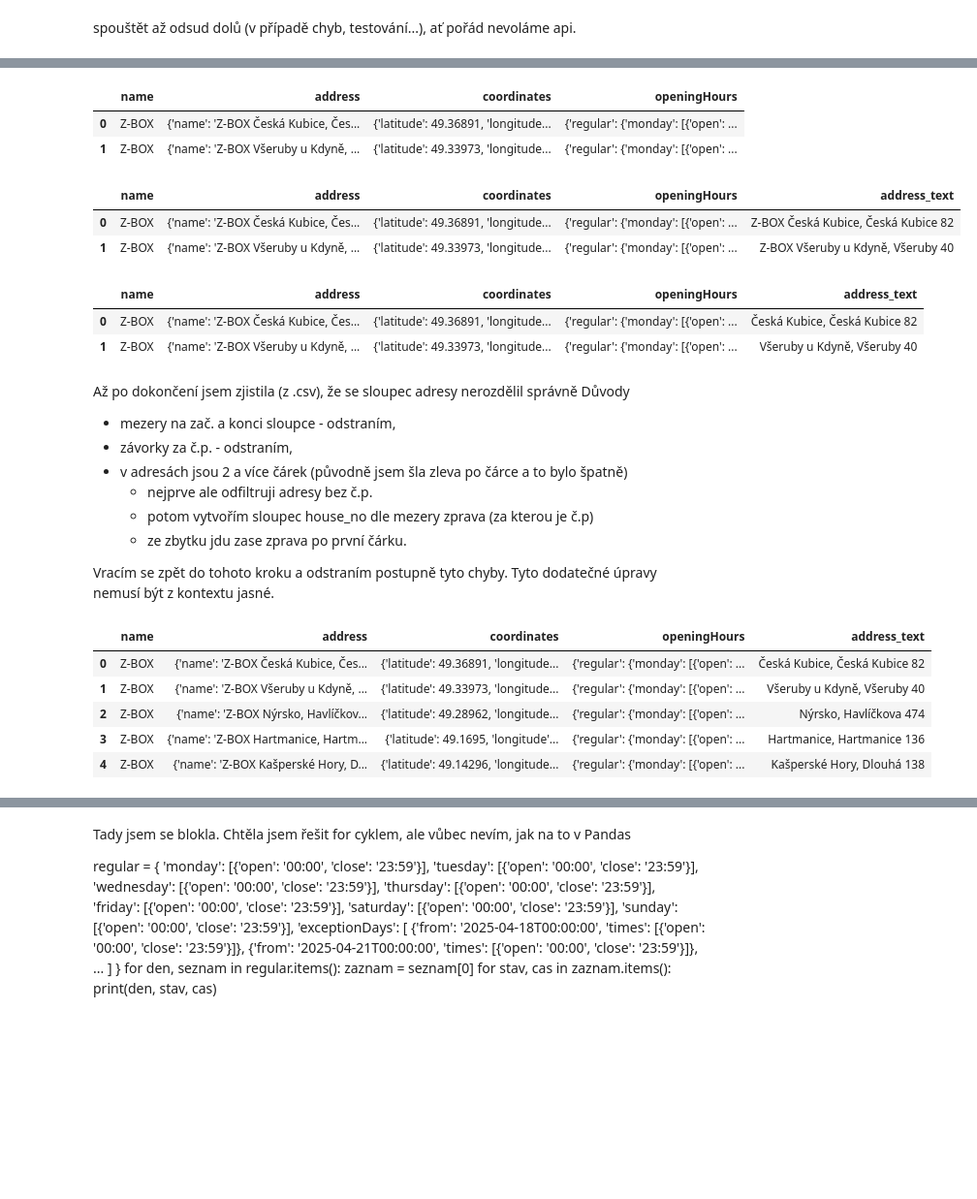
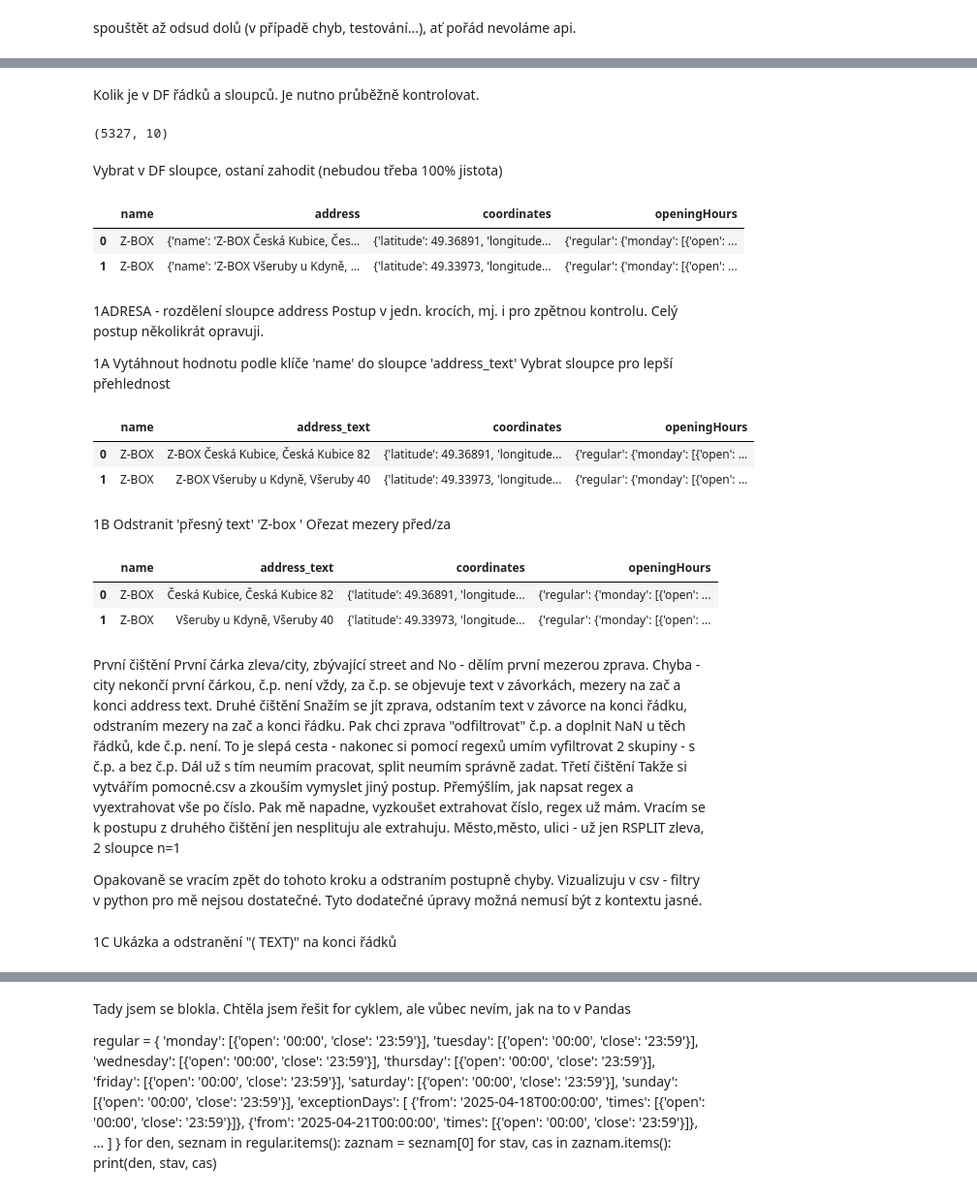
Before and after one commit to 123Lenka/Detektivky_vizualni_smog, a Jupyter notebook: sabi/s_zasilkovna_cleaning_dataset.ipynb, the cells around one changed output, grey strips where cells are left out. Shown: that part at 97% size. Cells and saved outputs as stored; diff of their text form; code cells hidden in the pictures; blank space fills up the shorter version.

Commit message:
oprava chyb nutno upravit commenty

```diff
--- a/sabi/s_zasilkovna_cleaning_dataset.ipynb
+++ b/sabi/s_zasilkovna_cleaning_dataset.ipynb
@@ -15,4 +15,12 @@ df.head(2)
 |  | externalId | branchCode | name | distanceFromOrigin | address | coordinates | flags | openingHours | ... |
 | 0 | I_12714 | z-box-ceska-kubice-ceska-kubice-82 | Z-BOX | 100251.85 | {'name': 'Z-BOX Česká Kubice, Čes... | {'latitude': 49.36891, 'longitude... | {'isNew': False, 'isClaimAssistan... | {'regular': {'monday': [{'open': ... | ... |
 | 1 | I_12712 | z-box-vseruby-u-kdyne-vseruby-40 | Z-BOX | 99734.36 | {'name': 'Z-BOX Všeruby u Kdyně, ... | {'latitude': 49.33973, 'longitude... | {'isNew': False, 'isClaimAssistan... | {'regular': {'monday': [{'open': ... | ... |
+# %% [markdown]
+Kolik je v DF řádků a sloupců. Je nutno průběžně kontrolovat.
+# %%
+df.shape
+# %% [output]
+(5327, 10)
+# %% [markdown]
+Vybrat v DF sloupce, ostaní zahodit (nebudou třeba 100% jistota)
 # %%
@@ -25,49 +32,56 @@ df.head(2)
 |  | name | address | coordinates | openingHours |
 | 0 | Z-BOX | {'name': 'Z-BOX Česká Kubice, Čes... | {'latitude': 49.36891, 'longitude... | {'regular': {'monday': [{'open': ... |
 | 1 | Z-BOX | {'name': 'Z-BOX Všeruby u Kdyně, ... | {'latitude': 49.33973, 'longitude... | {'regular': {'monday': [{'open': ... |
+# %% [markdown]
+1ADRESA - rozdělení sloupce address
+Postup v jedn. krocích, mj. i pro zpětnou kontrolu.
+Celý postup několikrát opravuji.
+
+1A Vytáhnout hodnotu podle klíče 'name' do sloupce 'address_text'
+   Vybrat sloupce pro lepší přehlednost
 # %%
-# Úprava sloupce address ve 4 krocích, ať je vidět postup.
 df['address_text'] = df['address'].str.get('name')
-# Vytáhnout hodnotu podle klíče "name" do proměnné "address_text"
+df = df[['name', 'address_text', 'coordinates', 'openingHours']]
 
 df.columns
 df.head(2)
 # %% [output]
-|  | name | address | coordinates | openingHours | address_text |
-| 0 | Z-BOX | {'name': 'Z-BOX Česká Kubice, Čes... | {'latitude': 49.36891, 'longitude... | {'regular': {'monday': [{'open': ... | Z-BOX Česká Kubice, Česká Kubice 82 |
-| 1 | Z-BOX | {'name': 'Z-BOX Všeruby u Kdyně, ... | {'latitude': 49.33973, 'longitude... | {'regular': {'monday': [{'open': ... | Z-BOX Všeruby u Kdyně, Všeruby 40 |
+|  | name | address_text | coordinates | openingHours |
+| 0 | Z-BOX | Z-BOX Česká Kubice, Česká Kubice 82 | {'latitude': 49.36891, 'longitude... | {'regular': {'monday': [{'open': ... |
+| 1 | Z-BOX | Z-BOX Všeruby u Kdyně, Všeruby 40 | {'latitude': 49.33973, 'longitude... | {'regular': {'monday': [{'open': ... |
+# %% [markdown]
+1B Odstranit 'přesný text' 'Z-box '
+   Ořezat mezery před/za
 # %%
-# Odstranit přesný text 'Z-Box'
 df['address_text'] = df['address_text'].str.replace('Z-BOX ', '', regex=False)
+df['address_text'] = df['address_text'].str.strip()
 
 df.columns
 df.head(2)
 # %% [output]
-|  | name | address | coordinates | openingHours | address_text |
-| 0 | Z-BOX | {'name': 'Z-BOX Česká Kubice, Čes... | {'latitude': 49.36891, 'longitude... | {'regular': {'monday': [{'open': ... | Česká Kubice, Česká Kubice 82 |
-| 1 | Z-BOX | {'name': 'Z-BOX Všeruby u Kdyně, ... | {'latitude': 49.33973, 'longitude... | {'regular': {'monday': [{'open': ... | Všeruby u Kdyně, Všeruby 40 |
+|  | name | address_text | coordinates | openingHours |
+| 0 | Z-BOX | Česká Kubice, Česká Kubice 82 | {'latitude': 49.36891, 'longitude... | {'regular': {'monday': [{'open': ... |
+| 1 | Z-BOX | Všeruby u Kdyně, Všeruby 40 | {'latitude': 49.33973, 'longitude... | {'regular': {'monday': [{'open': ... |
 # %% [markdown]
-Až po dokončení jsem zjistila (z .csv), že se sloupec adresy nerozdělil správně
-Důvody
-- mezery na zač. a konci sloupce - odstraním,
-- závorky za č.p. - odstraním,
-- v adresách jsou 2 a více čárek (původně jsem šla zleva po čárce a to bylo špatně)
-    - nejprve ale odfiltruji adresy bez č.p.
-    - potom vytvořím sloupec house_no dle mezery zprava (za kterou je č.p)
-    - ze zbytku jdu zase zprava po první čárku.
+První čištění
+První čárka zleva/city, zbývající street and No - dělím první
+mezerou zprava. Chyba - city nekončí první čárkou, č.p. není vždy, za č.p. se
+objevuje text v závorkách, mezery na zač a konci address text.
+Druhé čištění
+Snažím se jít zprava, odstaním text v závorce na konci řádku, odstraním mezery
+na zač a konci řádku. Pak chci zprava "odfiltrovat" č.p. a doplnit NaN u těch
+řádků, kde č.p. není. To je slepá cesta - nakonec si pomocí regexů umím vyfiltrovat
+2 skupiny - s č.p. a bez č.p. Dál už s tím neumím pracovat, split neumím
+správně zadat.
+Třetí čištění
+Takže si vytvářím pomocné.csv a zkouším vymyslet jiný postup. Přemýšlím, jak napsat
+regex a vyextrahovat vše po číslo. Pak mě napadne, vyzkoušet extrahovat číslo,
+regex už mám. Vracím se k postupu z druhého čištění jen nesplituju ale extrahuju.
+Město,město, ulici - už jen RSPLIT zleva, 2 sloupce n=1
 
-Vracím se zpět do tohoto kroku a odstraním postupně tyto chyby. Tyto dodatečné
-úpravy nemusí být z kontextu jasné.
+Opakovaně se vracím zpět do tohoto kroku a odstraním postupně chyby. Vizualizuju
+v csv - filtry v python pro mě nejsou dostatečné.
+Tyto dodatečné úpravy možná nemusí být z kontextu jasné.
-# %%
-# Ořezat všechny mezery na začátku a konci
-df['address_text'] = df['address_text'].str.strip()
-df.columns
-df.head()
-# %% [output]
-|  | name | address | coordinates | openingHours | address_text |
-| 0 | Z-BOX | {'name': 'Z-BOX Česká Kubice, Čes... | {'latitude': 49.36891, 'longitude... | {'regular': {'monday': [{'open': ... | Česká Kubice, Česká Kubice 82 |
-| 1 | Z-BOX | {'name': 'Z-BOX Všeruby u Kdyně, ... | {'latitude': 49.33973, 'longitude... | {'regular': {'monday': [{'open': ... | Všeruby u Kdyně, Všeruby 40 |
-| 2 | Z-BOX | {'name': 'Z-BOX Nýrsko, Havlíčkov... | {'latitude': 49.28962, 'longitude... | {'regular': {'monday': [{'open': ... | Nýrsko, Havlíčkova 474 |
-| 3 | Z-BOX | {'name': 'Z-BOX Hartmanice, Hartm... | {'latitude': 49.1695, 'longitude'... | {'regular': {'monday': [{'open': ... | Hartmanice, Hartmanice 136 |
-| 4 | Z-BOX | {'name': 'Z-BOX Kašperské Hory, D... | {'latitude': 49.14296, 'longitude... | {'regular': {'monday': [{'open': ... | Kašperské Hory, Dlouhá 138 |
+# %% [markdown]
+1C Ukázka a odstranění "( TEXT)" na konci řádků
 # %%
```
Also changed, not shown: parts of 31 cells of this notebook, 1 other file.
